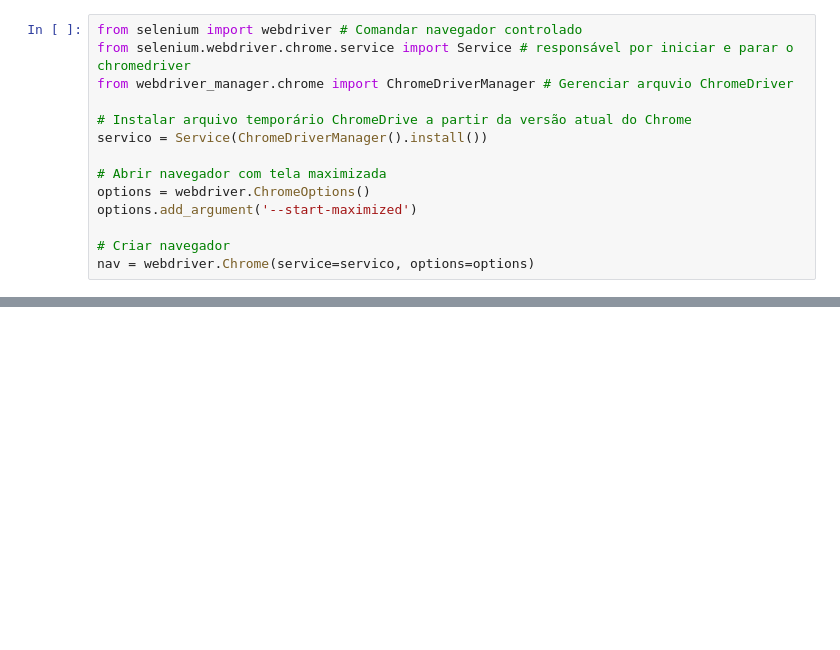
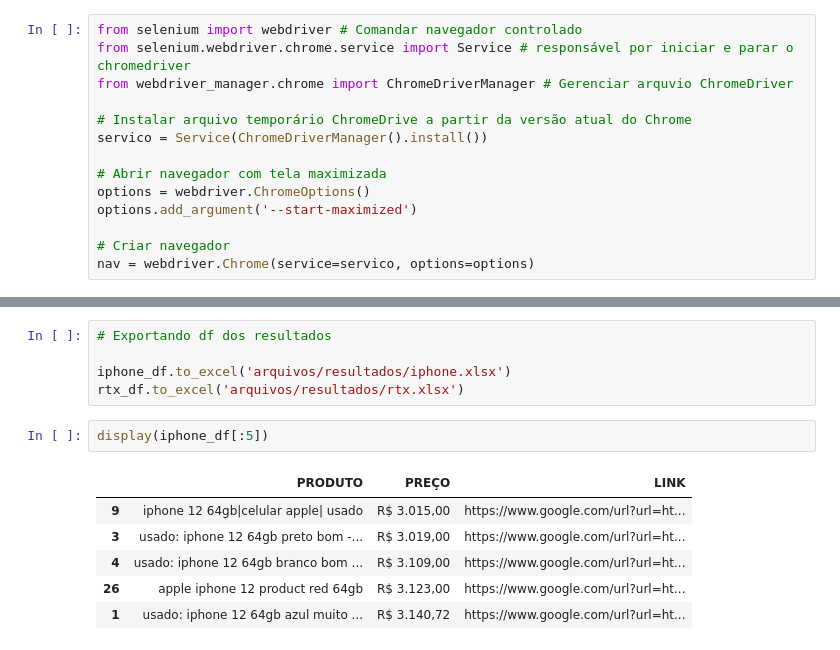
Before and after one commit to NicoArth-17/pesquisa_de_preco, a Jupyter notebook: PesquisarPreço/Arquivo Inicial - Pesquisa de Preços.ipynb, the cells around one changed output, grey strips where cells are left out. Drawn from its saved outputs; the diff is of its cells as text; blank space fills up the shorter version.

```diff
--- a/PesquisarPreço/Arquivo Inicial - Pesquisa de Preços.ipynb
+++ b/PesquisarPreço/Arquivo Inicial - Pesquisa de Preços.ipynb
@@ -266,0 +308,14 @@ Name: 34, dtype: object
+# %%
+# Exportando df dos resultados
+
+iphone_df.to_excel('arquivos/resultados/iphone.xlsx')
+rtx_df.to_excel('arquivos/resultados/rtx.xlsx')
+# %%
+display(iphone_df[:5])
+# %% [output]
+|  | PRODUTO | PREÇO | LINK |
+| 9 | iphone 12 64gb|celular apple| usado | R$ 3.015,00 | https://www.google.com/url?url=ht... |
+| 3 | usado: iphone 12 64gb preto bom -... | R$ 3.019,00 | https://www.google.com/url?url=ht... |
+| 4 | usado: iphone 12 64gb branco bom ... | R$ 3.109,00 | https://www.google.com/url?url=ht... |
+| 26 | apple iphone 12 product red 64gb | R$ 3.123,00 | https://www.google.com/url?url=ht... |
+| 1 | usado: iphone 12 64gb azul muito ... | R$ 3.140,72 | https://www.google.com/url?url=ht... |
```
Also changed, not shown: parts of 6 cells of this notebook, 2 other files.
